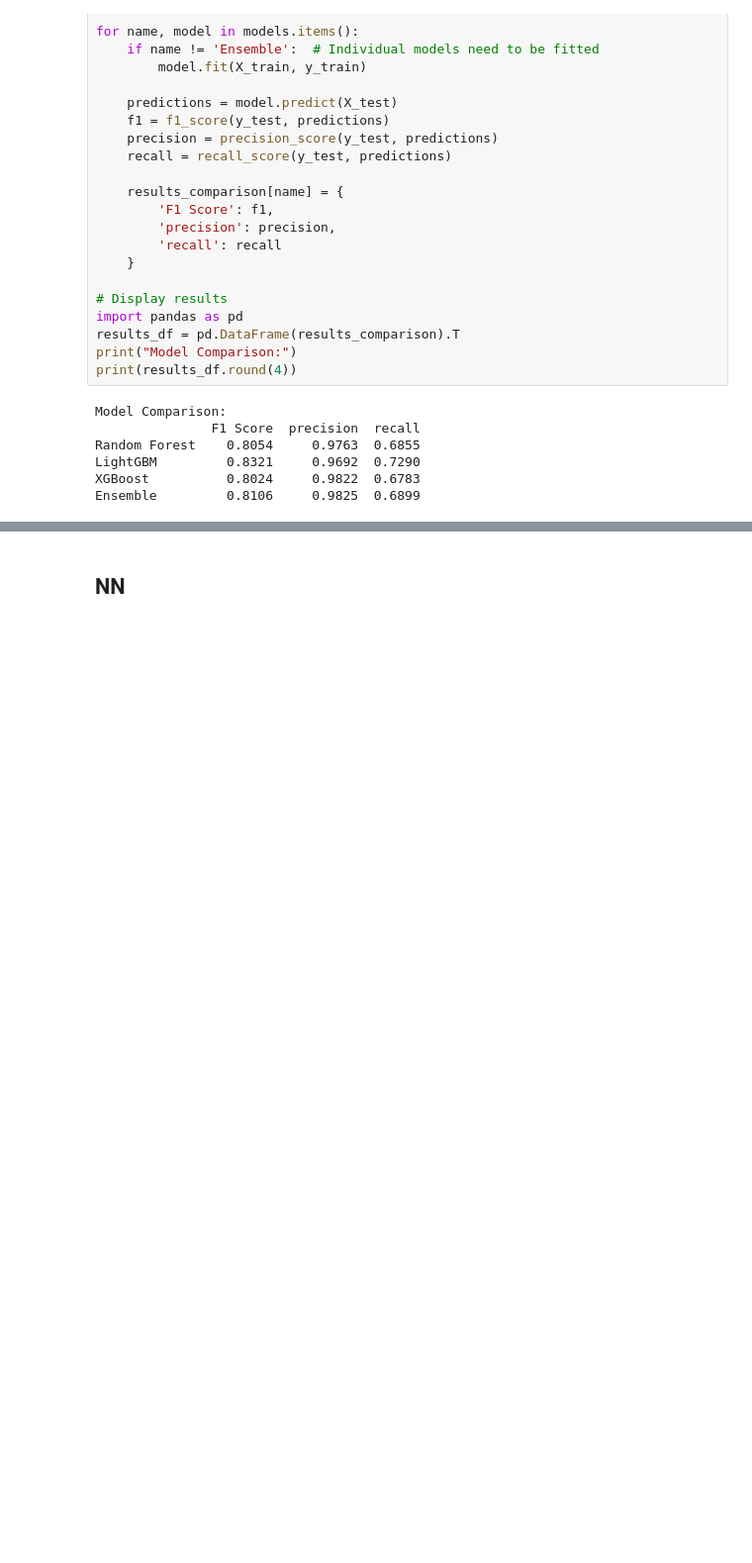
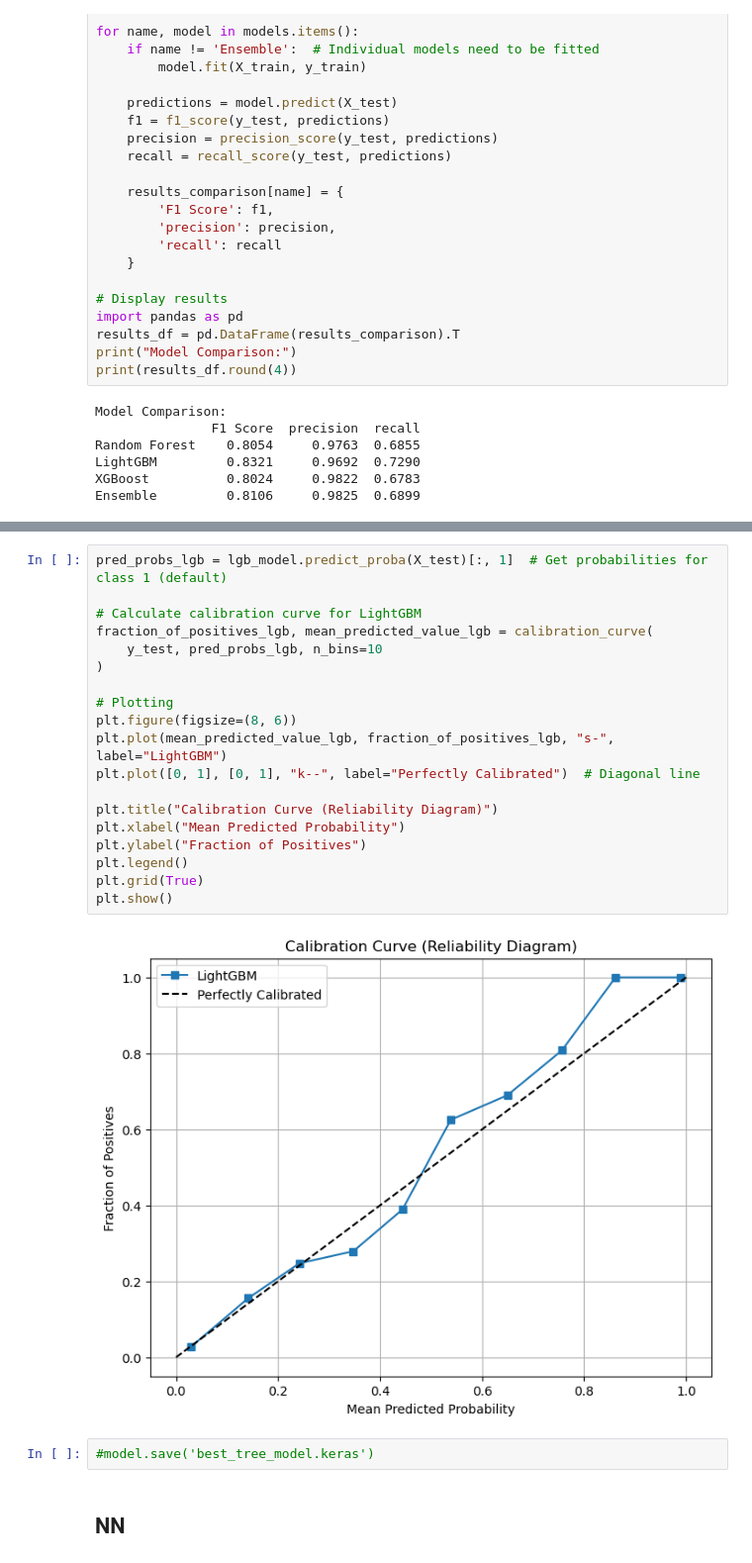
Before and after one commit to Notplays/Credit-Risk, a Jupyter notebook: notebook.ipynb, the cells around one changed output, grey strips where cells are left out. Shown at 99% size. Saved outputs shown, nothing was run; the diff lists cells and outputs as text; blank space fills up the shorter version.

```diff
--- a/notebook.ipynb
+++ b/notebook.ipynb
@@ -522,3 +545,26 @@ Ensemble         0.8106     0.9825  0.6899
+# %%
+pred_probs_lgb = lgb_model.predict_proba(X_test)[:, 1]  # Get probabilities for class 1 (default)
+
+# Calculate calibration curve for LightGBM
+fraction_of_positives_lgb, mean_predicted_value_lgb = calibration_curve(
+    y_test, pred_probs_lgb, n_bins=10
+)
+
+# Plotting
+plt.figure(figsize=(8, 6))
+plt.plot(mean_predicted_value_lgb, fraction_of_positives_lgb, "s-", label="LightGBM")
+plt.plot([0, 1], [0, 1], "k--", label="Perfectly Calibrated")  # Diagonal line
+
+plt.title("Calibration Curve (Reliability Diagram)")
+plt.xlabel("Mean Predicted Probability")
+plt.ylabel("Fraction of Positives")
+plt.legend()
+plt.grid(True)
+plt.show()
+# %% [output]
+[figure, added]
+# %%
+#model.save('best_tree_model.keras')
 # %% [markdown]
 ## NN
 # %%
```
Also changed, not shown: parts of 29 cells of this notebook, 2 other files.
